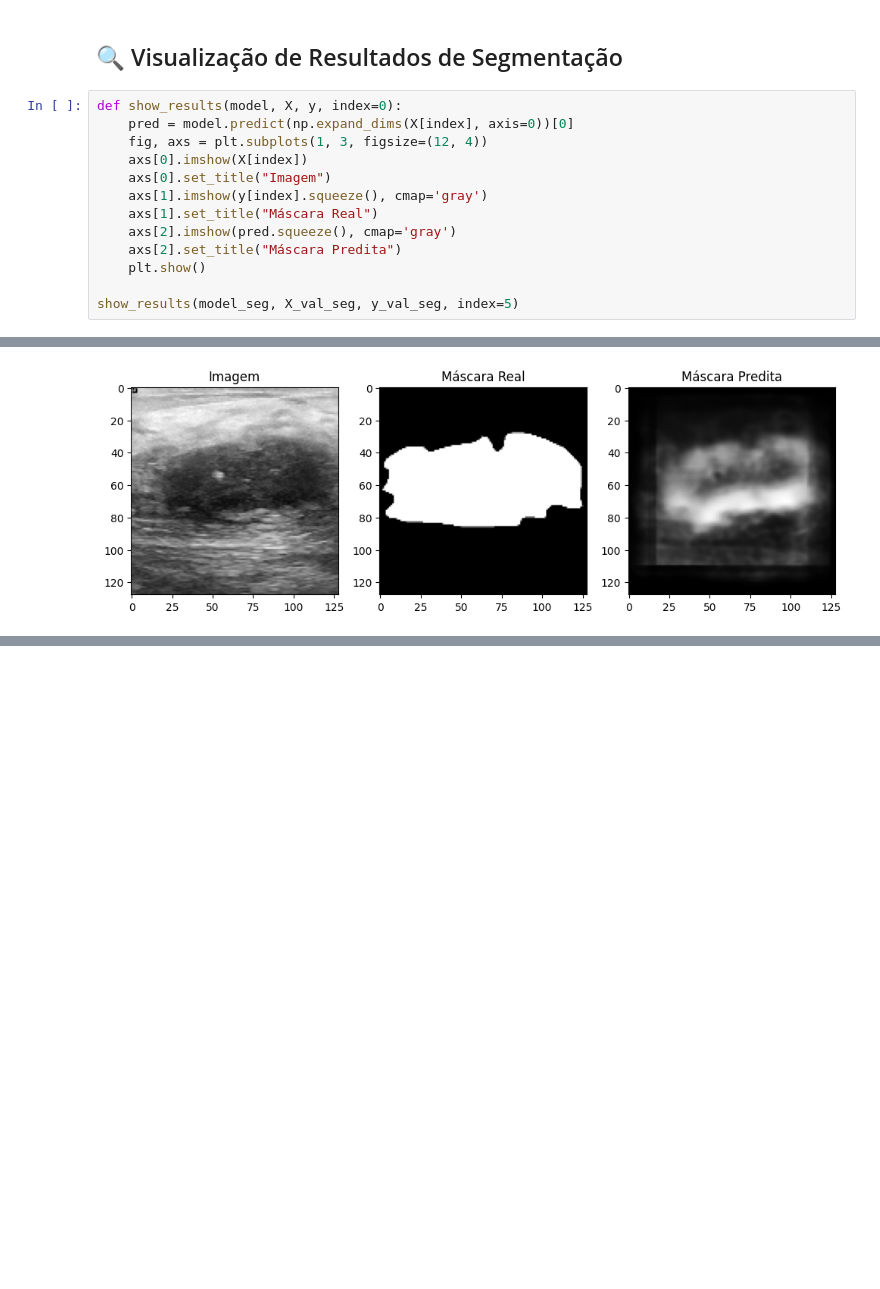
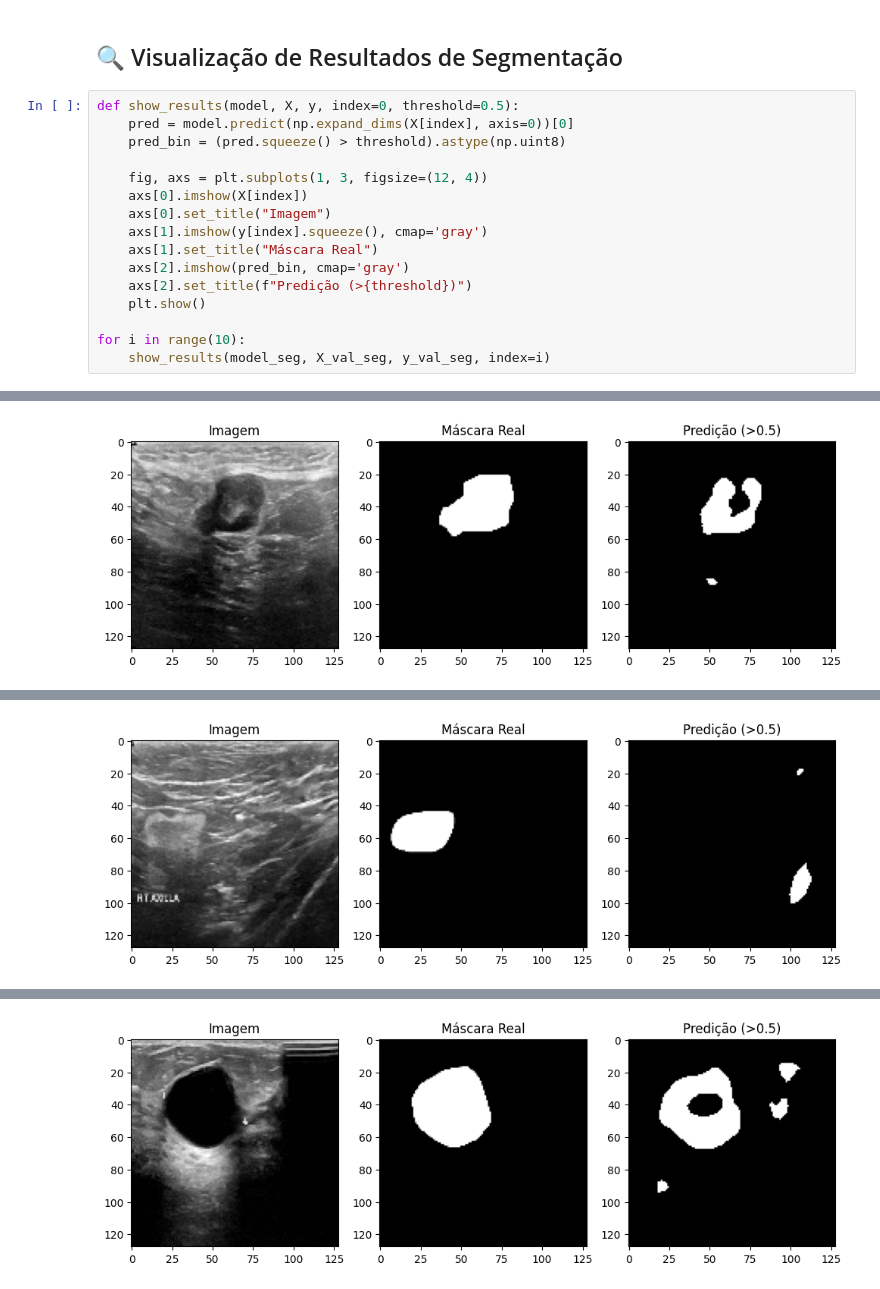
Before and after one commit to GabrielSSAlmeida/Breast-Ultrasound-Images-Dataset, a Jupyter notebook: breast_ultrasound_vgg16_unet_kaggleapi.ipynb, the cells around one changed output, grey strips where cells are left out. Drawn from its saved outputs; the diff is of its cells as text; blank space fills up the shorter version.

Commit message:
adiciona alguns prints de resultados (segmentação e classificação)

```diff
--- a/breast_ultrasound_vgg16_unet_kaggleapi.ipynb
+++ b/breast_ultrasound_vgg16_unet_kaggleapi.ipynb
@@ -254,16 +262,19 @@ Epoch 10/10
 # %% [markdown]
 ## 🔍 Visualização de Resultados de Segmentação
 # %%
-def show_results(model, X, y, index=0):
+def show_results(model, X, y, index=0, threshold=0.5):
     pred = model.predict(np.expand_dims(X[index], axis=0))[0]
+    pred_bin = (pred.squeeze() > threshold).astype(np.uint8)
+
     fig, axs = plt.subplots(1, 3, figsize=(12, 4))
     axs[0].imshow(X[index])
     axs[0].set_title("Imagem")
     axs[1].imshow(y[index].squeeze(), cmap='gray')
     axs[1].set_title("Máscara Real")
-    axs[2].imshow(pred.squeeze(), cmap='gray')
-    axs[2].set_title("Máscara Predita")
+    axs[2].imshow(pred_bin, cmap='gray')
+    axs[2].set_title(f"Predição (>{threshold})")
     plt.show()
 
-show_results(model_seg, X_val_seg, y_val_seg, index=5)
+for i in range(10):
+    show_results(model_seg, X_val_seg, y_val_seg, index=i)
 # %% [output]
@@ -271 +282 @@ show_results(model_seg, X_val_seg, y_val_seg, index=5)
-[figure, old version]
+[figure, new version]
@@ -271,0 +284 @@ show_results(model_seg, X_val_seg, y_val_seg, index=5)
+[figure, added]
@@ -271,0 +286 @@ show_results(model_seg, X_val_seg, y_val_seg, index=5)
+[figure, added]
```
Also changed, not shown: parts of 2 cells of this notebook.
